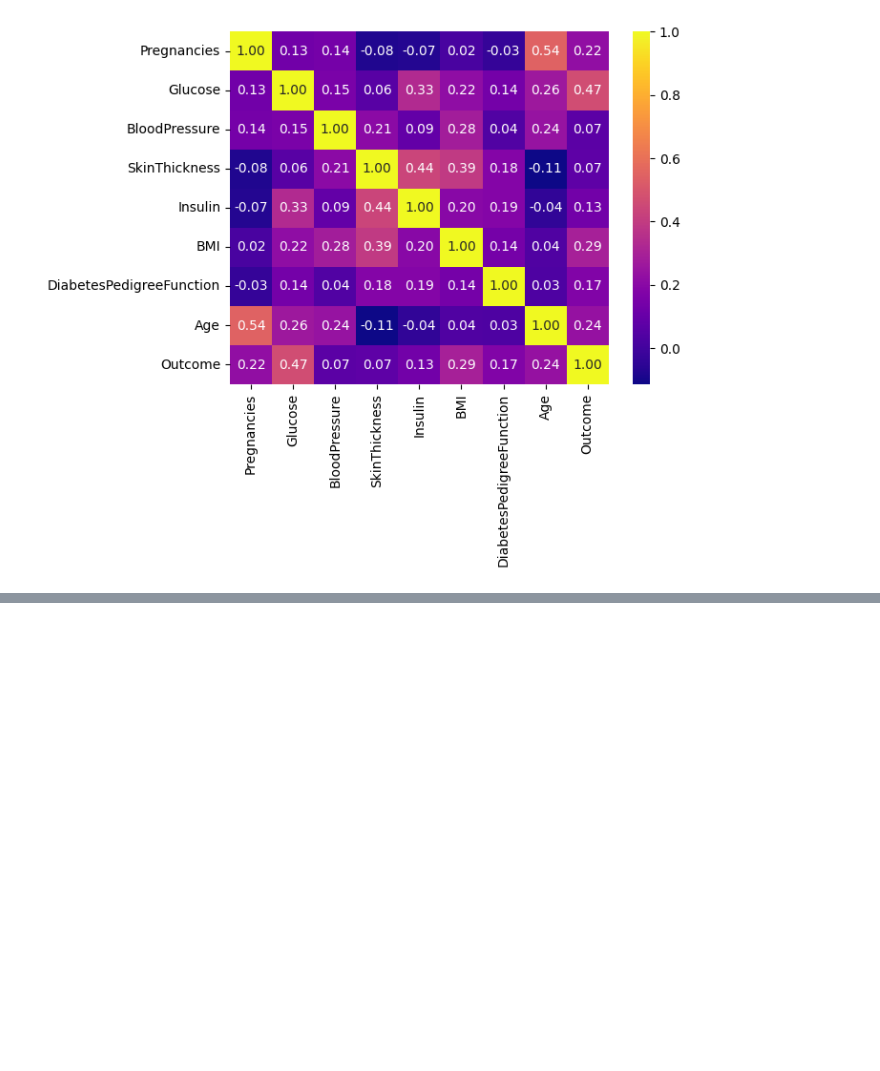
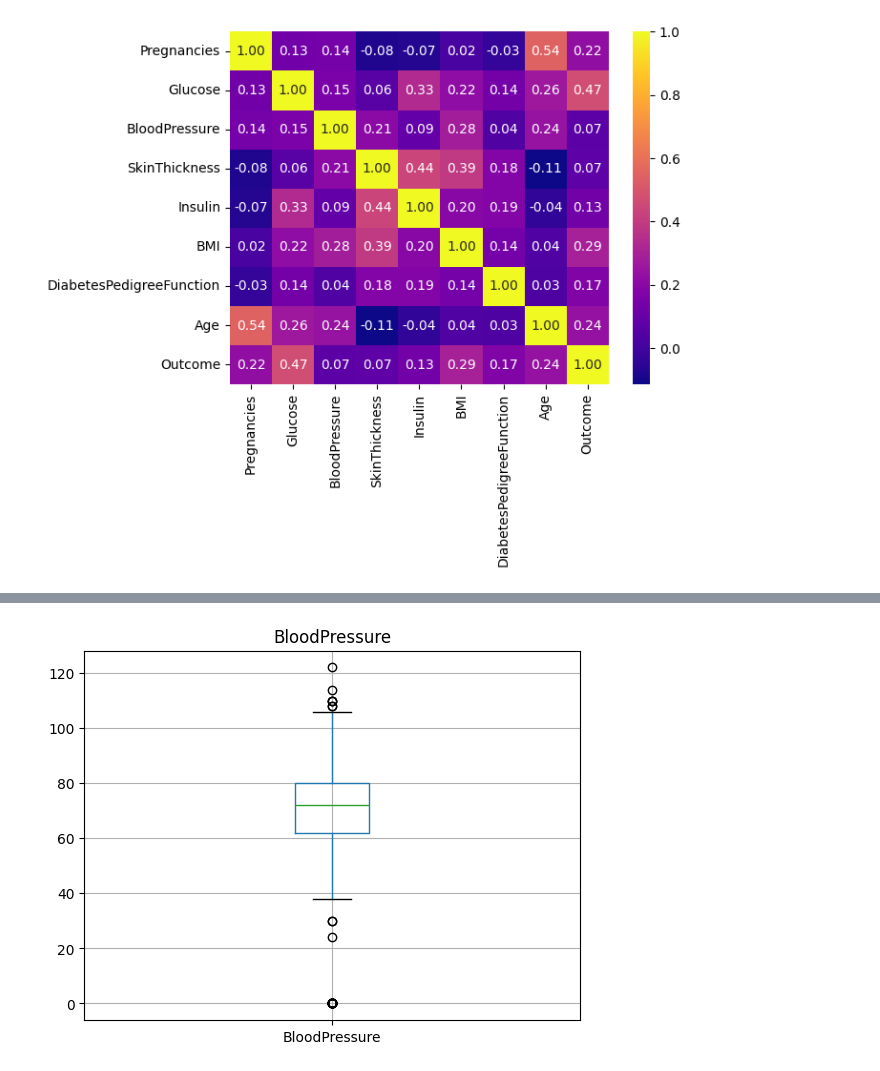
Before and after one commit to davidrimon2004/Probability-Statistics-Project, a Jupyter notebook: project.ipynb, the cells around one changed output, grey strips where cells are left out. Drawn from its saved outputs; the diff is of its cells as text; code cells hidden in the pictures; blank space fills up the shorter version.

```diff
--- a/project.ipynb
+++ b/project.ipynb
@@ -40,0 +59,4 @@ visual.show()
+# %%
+boxplot(2,read.columns[2])
+# %% [output]
+[figure, added]
```
Also changed, not shown: parts of 12 cells of this notebook.
